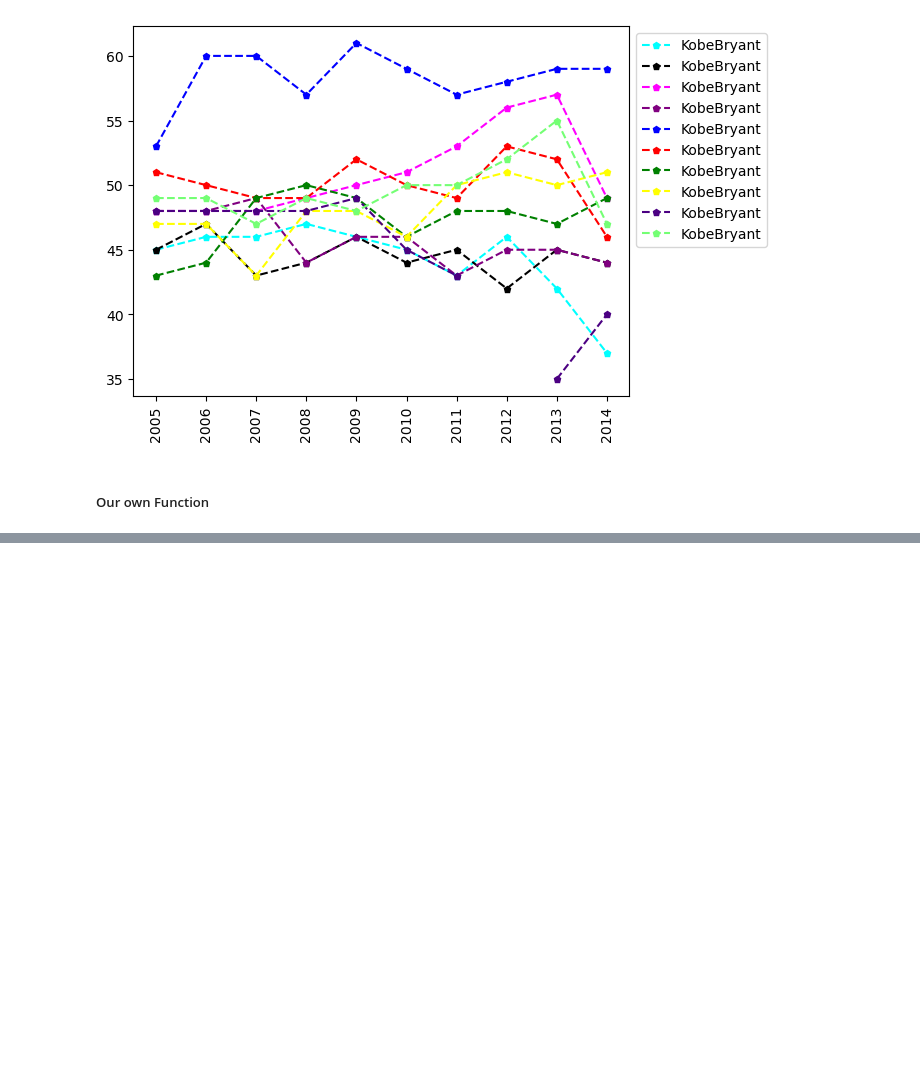
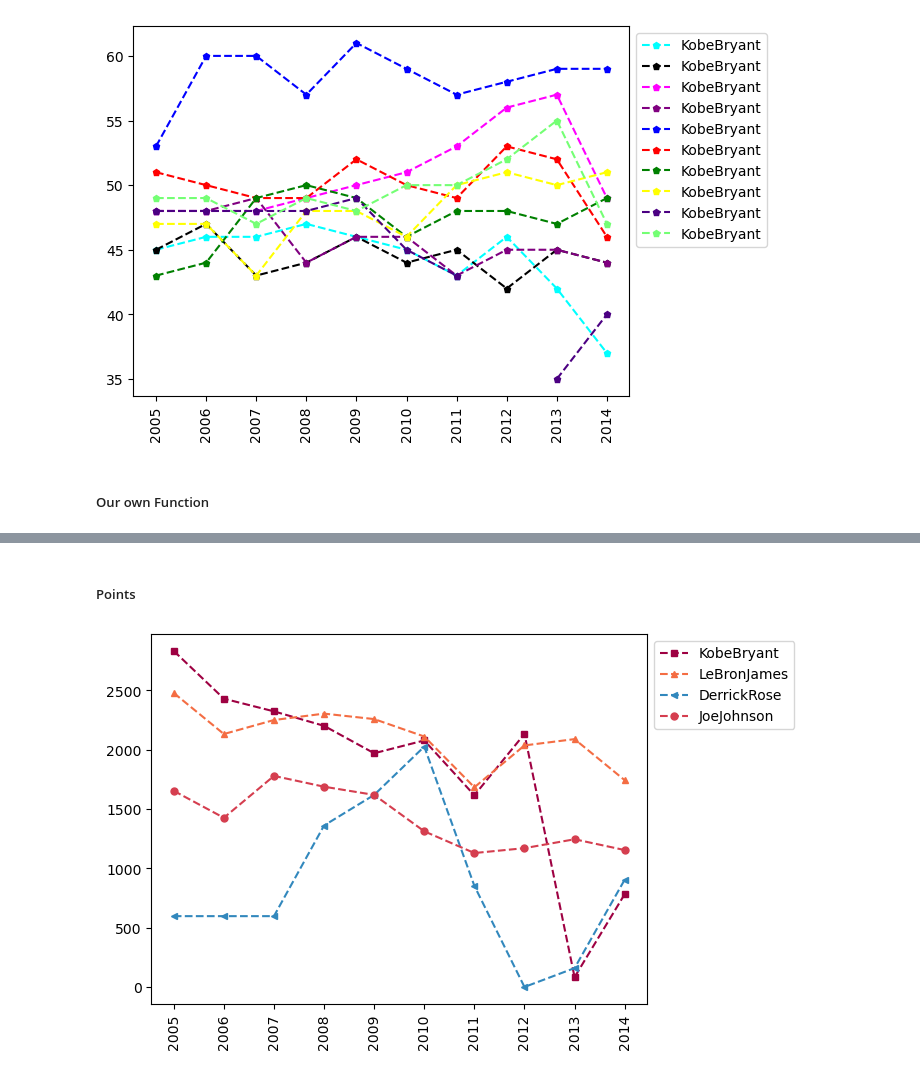
Before and after one commit to nicky-ops/Python_for_data_science, a Jupyter notebook: matrices.ipynb, the cells around one changed output, grey strips where cells are left out. Drawn from its saved outputs; the diff is of its cells as text; code cells hidden in the pictures; blank space fills up the shorter version.

```diff
--- a/matrices.ipynb
+++ b/matrices.ipynb
@@ -529,0 +556,38 @@ myplot(playerlist)
+# %%
+def myplot(data, playerlist=Players):
+    colors = {
+        'KobeBryant': '#9e0142',
+        'JoeJohnson': '#d53e4f',
+        'LeBronJames': '#f46d43',
+        'CarmeloAnthony': '#fdae61',
+        'DwightHoward': '#fee08b',
+        'ChrisBosh': '#e6f598',
+        'ChrisPaul': '#abdda4',
+        'KevinDurant': '#66c2a5',
+        'DerrickRose': '#3288bd',
+        'DwayneWade': '#5e4fa2'
+    }
+    markers = {
+        'KobeBryant': 's',
+        'JoeJohnson': 'o',
+        'LeBronJames': '^',
+        'CarmeloAnthony': 'p',
+        'DwightHoward': 'h',
+        'ChrisBosh': 'd',
+        'ChrisPaul': 'v',
+        'KevinDurant': '>',
+        'DerrickRose': '<',
+        'DwayneWade': 'x'
+    }
+    for name in playerlist:
+        plt.plot(data[Pdict[name]], c=colors[name], ls='--', marker=markers[name], ms=5, label=name)
+    plt.legend(loc='upper left', bbox_to_anchor=(1, 1))
+    plt.xticks(list(range(0, 10)), Seasons, rotation='vertical')
+    plt.show()
+# %% [markdown]
+##### Points
+# %%
+playerlist = ['KobeBryant', 'LeBronJames', 'DerrickRose', 'JoeJohnson']
+myplot(Points, playerlist)
+# %% [output]
+[figure, added]
```
Also changed, not shown: parts of 15 cells of this notebook.
